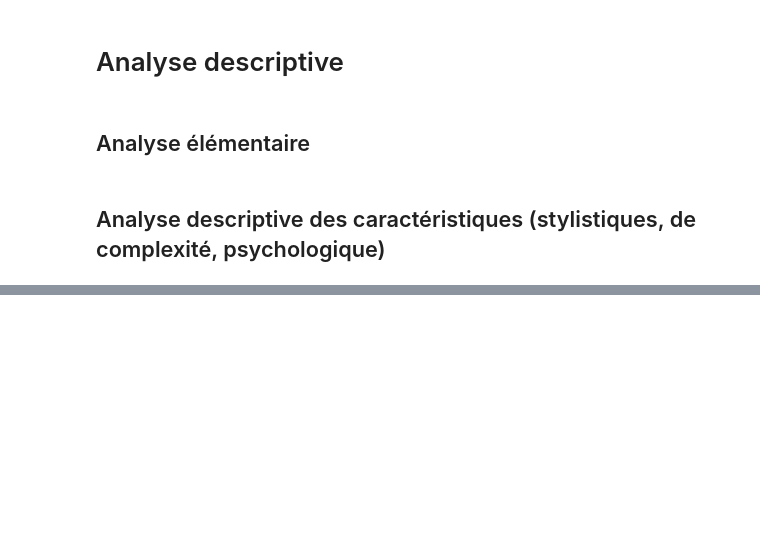
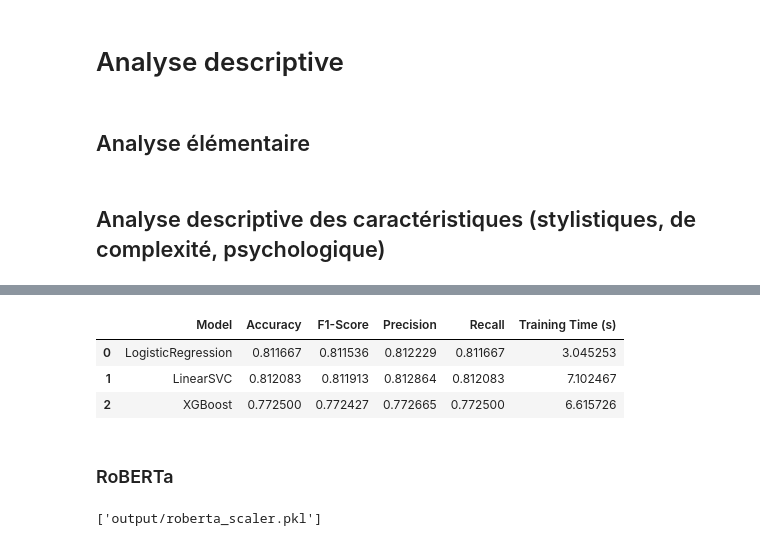
Before and after one commit to AminaManseur29/ENSAE_NLP_project, a Jupyter notebook: notebook.ipynb, the cells around one changed output, grey strips where cells are left out. Drawn from its saved outputs; the diff is of its cells as text; code cells hidden in the pictures; blank space fills up the shorter version.

```diff
--- a/notebook.ipynb
+++ b/notebook.ipynb
@@ -772,0 +829,13 @@ disp.plot()
+# %%
+x_train_bert = train_df['bert_embedding']
+y_train_bert = train_df['labels']
+# %%
+x_test_bert = test_df['bert_embedding']
+y_test_bert = test_df['labels']
+# %%
+from sklearn.preprocessing import StandardScaler
+
+# Normalisation des embeddings
+scaler = StandardScaler()
+x_train_bert_scaled = scaler.fit_transform(np.array(x_train_bert.to_list()))
+x_test_bert_scaled = scaler.transform(np.array(x_test_bert.to_list()))
@@ -772,0 +856,3 @@ disp.plot()
+# %%
+y_test_bert = np.array(y_test_bert.to_list())
+y_train_bert = np.array(y_train_bert.to_list())
@@ -772,0 +923,11 @@ disp.plot()
+# %%
+# Mettre en forme dans un tableau
+results_df_bert = pd.DataFrame(results)
+display(results_df_bert)
+# %% [output]
+|  | Model | Accuracy | F1-Score | Precision | Recall | Training Time (s) |
+| 0 | LogisticRegression | 0.811667 | 0.811536 | 0.812229 | 0.811667 | 3.045253 |
+| 1 | LinearSVC | 0.812083 | 0.811913 | 0.812864 | 0.812083 | 7.102467 |
+| 2 | XGBoost | 0.772500 | 0.772427 | 0.772665 | 0.772500 | 6.615726 |
+# %% [markdown]
+### RoBERTa
@@ -772,0 +950,5 @@ disp.plot()
+# %%
+# Sauvegarde du scaler
+joblib.dump(scaler, 'output/roberta_scaler.pkl')
+# %% [output]
+['output/roberta_scaler.pkl']
```
Also changed, not shown: parts of 65 cells of this notebook, 45 other files.
